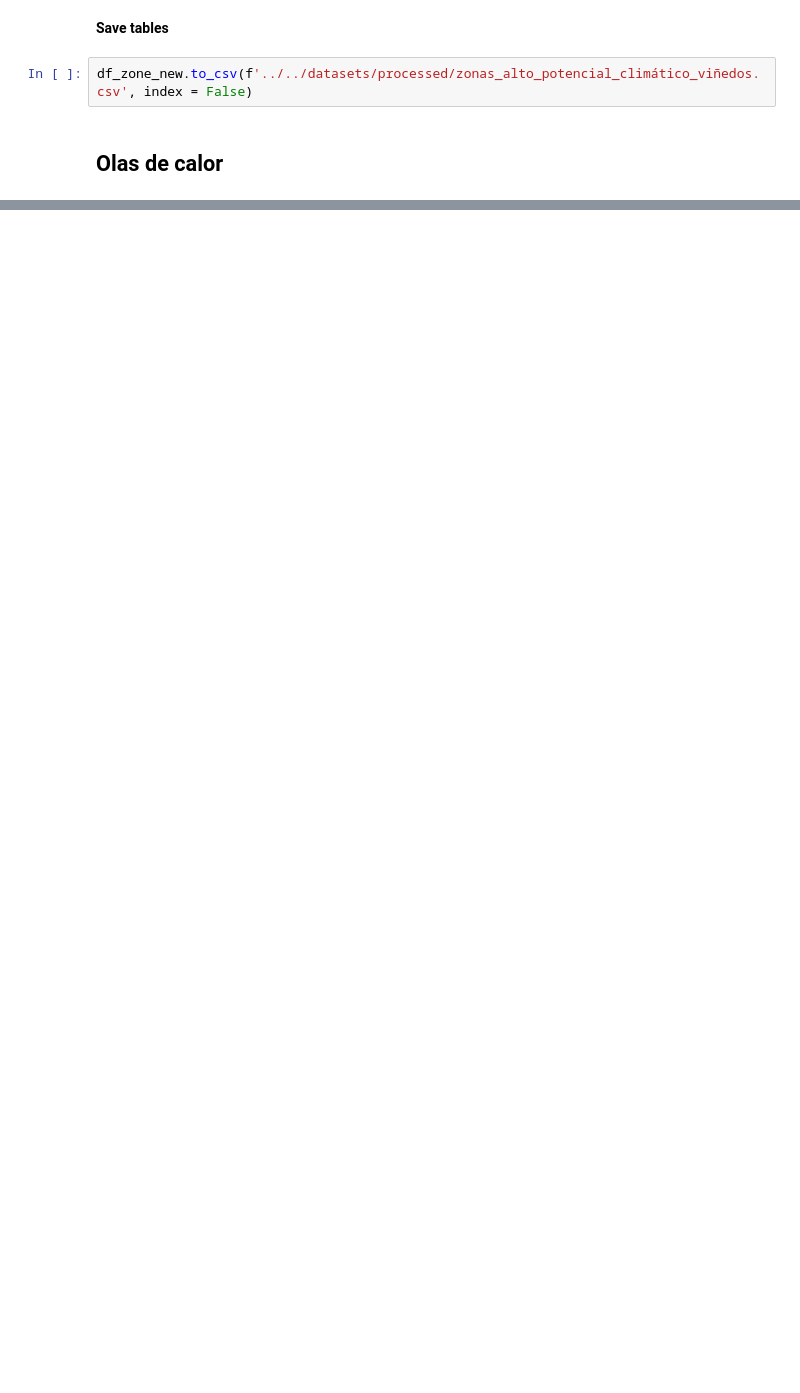
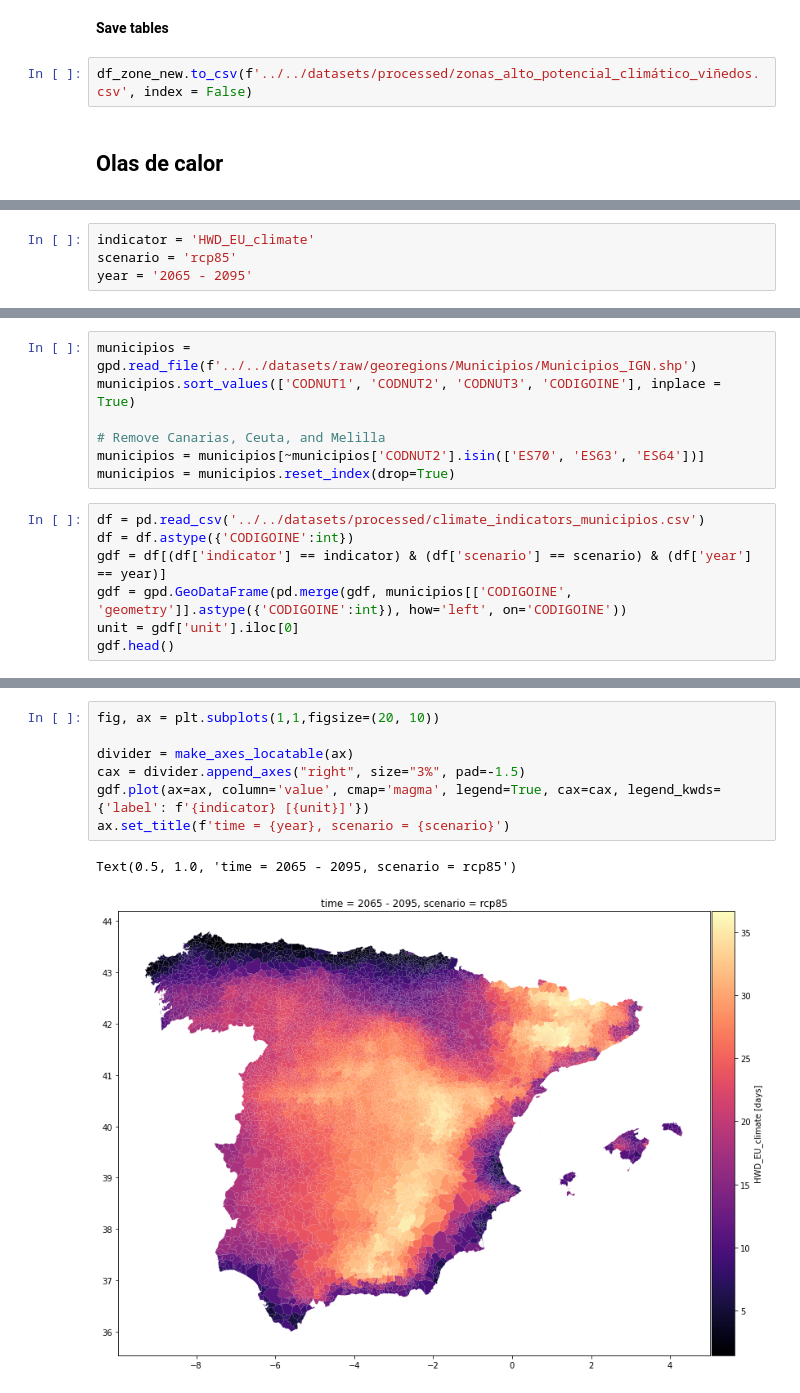
Before and after one commit to Vizzuality/ecf-agricultural-climate-impact, a Jupyter notebook: data/notebooks/Lab/08_Datos_Viñedo.ipynb, the cells around one changed output, grey strips where cells are left out. Saved outputs shown, nothing was run; the diff lists cells and outputs as text; blank space fills up the shorter version.

```diff
--- a/data/notebooks/Lab/08_Datos_Viñedo.ipynb
+++ b/data/notebooks/Lab/08_Datos_Viñedo.ipynb
@@ -577,0 +571,4 @@ gdf_vinos.plot()
+# %%
+indicator = 'HWD_EU_climate'
+scenario = 'rcp85'
+year = '2065 - 2095'
@@ -577,0 +577,14 @@ gdf_vinos.plot()
+# %%
+municipios = gpd.read_file(f'../../datasets/raw/georegions/Municipios/Municipios_IGN.shp')
+municipios.sort_values(['CODNUT1', 'CODNUT2', 'CODNUT3', 'CODIGOINE'], inplace = True)
+
+# Remove Canarias, Ceuta, and Melilla
+municipios = municipios[~municipios['CODNUT2'].isin(['ES70', 'ES63', 'ES64'])]
+municipios = municipios.reset_index(drop=True)
+# %%
+df = pd.read_csv('../../datasets/processed/climate_indicators_municipios.csv')
+df = df.astype({'CODIGOINE':int})
+gdf = df[(df['indicator'] == indicator) & (df['scenario'] == scenario) & (df['year'] == year)]
+gdf = gpd.GeoDataFrame(pd.merge(gdf, municipios[['CODIGOINE', 'geometry']].astype({'CODIGOINE':int}), how='left', on='CODIGOINE'))
+unit = gdf['unit'].iloc[0]
+gdf.head()
@@ -577,0 +598,10 @@ gdf_vinos.plot()
+# %%
+fig, ax = plt.subplots(1,1,figsize=(20, 10))
+
+divider = make_axes_locatable(ax)
+cax = divider.append_axes("right", size="3%", pad=-1.5)
+gdf.plot(ax=ax, column='value', cmap='magma', legend=True, cax=cax, legend_kwds={'label': f'{indicator} [{unit}]'})
+ax.set_title(f'time = {year}, scenario = {scenario}')
+# %% [output]
+Text(0.5, 1.0, 'time = 2065 - 2095, scenario = rcp85')
+[figure, added]
```
Also changed, not shown: parts of 4 cells of this notebook, 1 other file.
